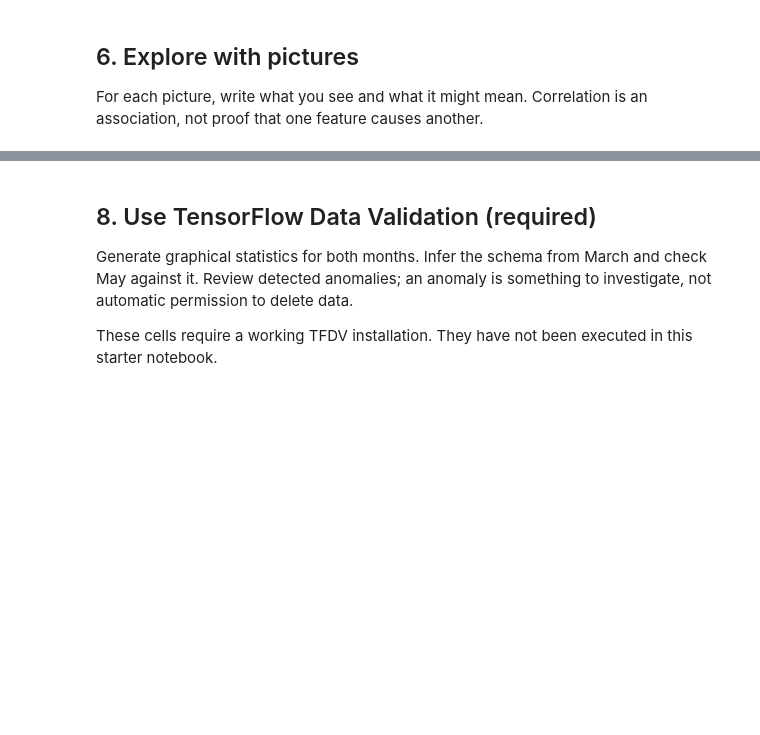
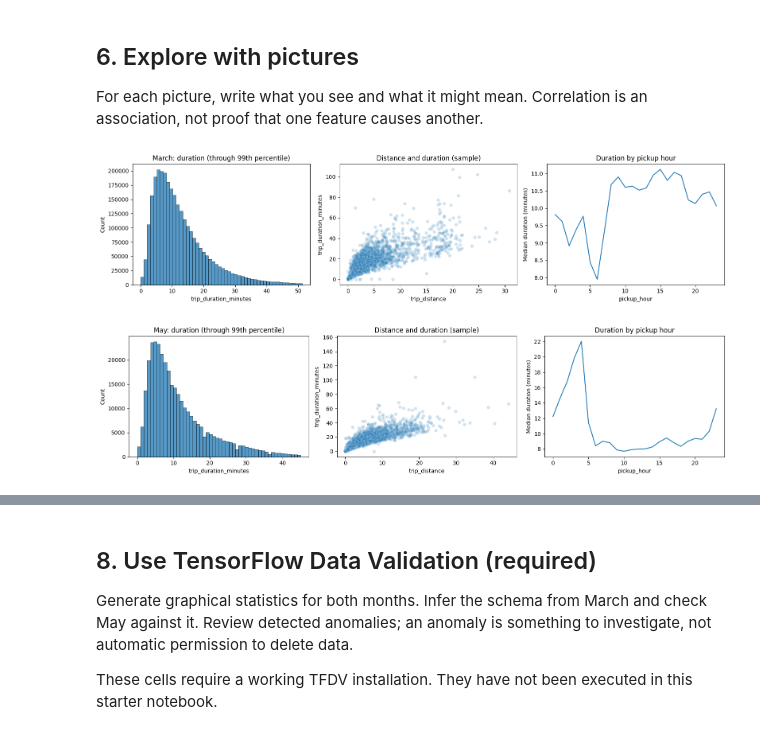
Before and after one commit to Negarkamvij/Project_1_Deep_Learning, a Jupyter notebook: Taxi_Project_1.ipynb, the cells around one changed output, grey strips where cells are left out. Saved outputs shown, nothing was run; the diff lists cells and outputs as text; code cells hidden in the pictures; blank space fills up the shorter version.

```diff
--- a/Taxi_Project_1.ipynb
+++ b/Taxi_Project_1.ipynb
@@ -30,7 +30,7 @@ import pandas as pd
 import matplotlib.pyplot as plt
 import seaborn as sns
 
-DATA_DIR = Path("data")
+DATA_DIR = Path("sample_data/data")
 DATA_DIR.mkdir(exist_ok=True)
 # %% [markdown]
 ## 2. Get the taxi information cards
@@ -112,0 +439,26 @@ for month, number in [("March", 3), ("May", 5)]:
+# %%
+# Create the final pristine dataset after removing implausible outliers
+
+pristine = {}
+
+for month, frame in clean.items():
+
+    valid = (
+        (frame["trip_duration_minutes"] <= 180)
+        & (frame["trip_distance"] > 0)
+        & (frame["trip_distance"] <= 100)
+    )
+
+    pristine[month] = frame.loc[valid].copy()
+
+    removed = len(frame) - len(pristine[month])
+
+    print(f"\n{month}")
+    print("Before outlier cleaning:", len(frame))
+    print("Removed:", removed)
+    print("Final pristine rows:", len(pristine[month]))
+    print(
+        "Percent removed:",
+        round(removed / len(frame) * 100, 3),
+        "%"
+    )
@@ -114,20 +478,23 @@ for month, number in [("March", 3), ("May", 5)]:
 ## 6. Explore with pictures
 For each picture, write what you see and what it might mean. Correlation is an association, not proof that one feature causes another.
 # %%
-for month, frame in clean.items():
+for month, frame in pristine.items():
     fig, axes = plt.subplots(1, 3, figsize=(16, 4))
     # Limit the displayed range only; this does not remove rows from the data.
     upper = frame["trip_duration_minutes"].quantile(.99)
     sns.histplot(frame.loc[frame["trip_duration_minutes"].le(upper), "trip_duration_minutes"], bins=50, ax=axes[0])
     axes[0].set_title(f"{month}: duration (through 99th percentile)")
     sample = frame.sample(n=min(5000, len(frame)), random_state=42)
     sns.scatterplot(data=sample, x="trip_distance", y="trip_duration_minutes", alpha=.2, ax=axes[1])
     axes[1].set_title("Distance and duration (sample)")
     frame.groupby("pickup_hour")["trip_duration_minutes"].median().plot(ax=axes[2])
     axes[2].set_ylabel("Median duration (minutes)")
     axes[2].set_title("Duration by pickup hour")
     plt.tight_layout()
     plt.show()
 
 columns = ["trip_distance", "passenger_count", "pickup_hour", "pickup_day_of_week", "trip_duration_minutes"]
-display(clean["March"][columns].corr(method="spearman"))
+display(pristine["March"][columns].corr(method="spearman"))
+# %% [output]
+[figure, added]
+[figure, added]
```
Also changed, not shown: parts of 19 cells of this notebook.
